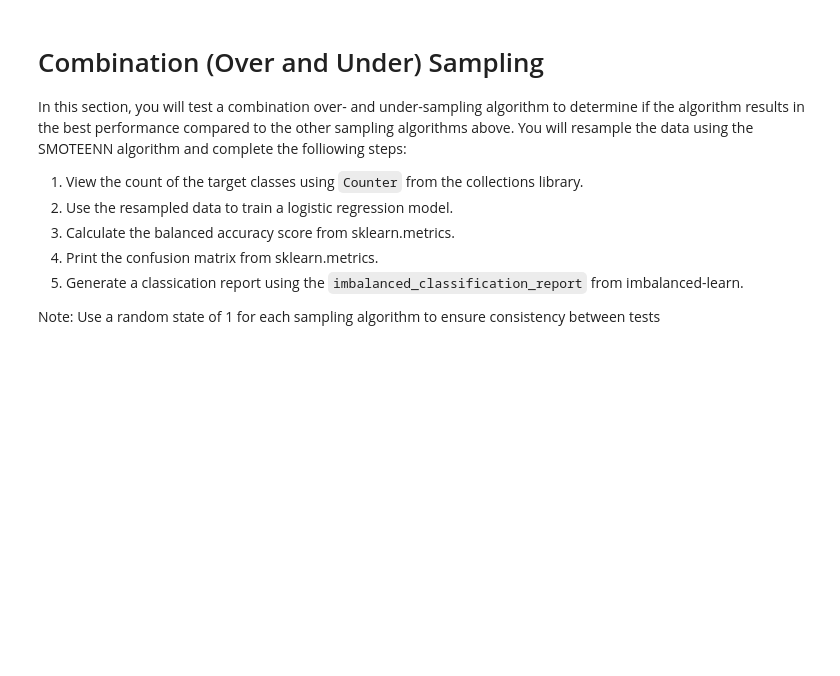
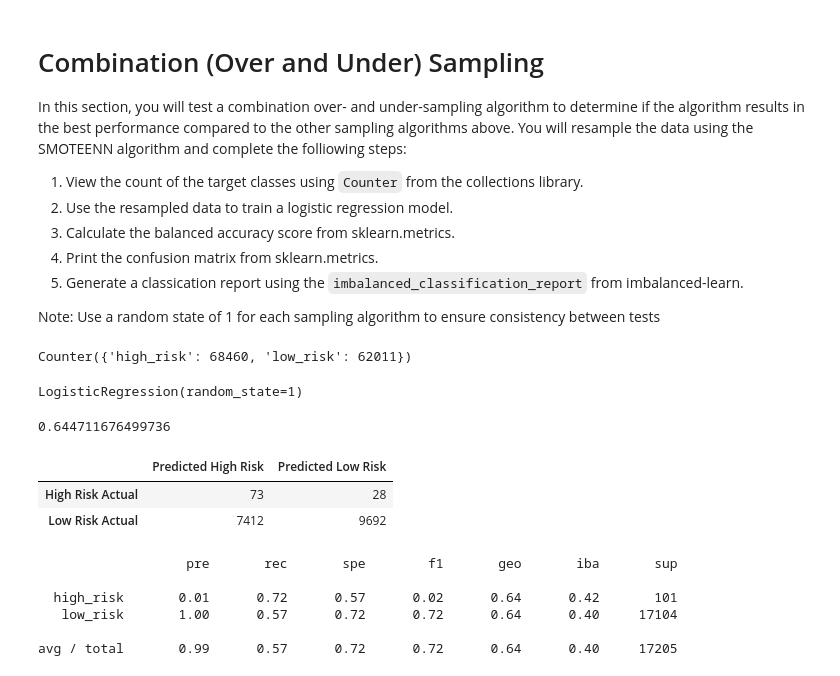
Before and after one commit to tamiespinosa/Credit_Risk_Analysis, a Jupyter notebook: credit_risk_resampling.ipynb, the cells around one changed output. Drawn from its saved outputs; the diff is of its cells as text; code cells hidden in the pictures; blank space fills up the shorter version.

```diff
--- a/credit_risk_resampling.ipynb
+++ b/credit_risk_resampling.ipynb
@@ -248,10 +304,22 @@ Note: Use a random state of 1 for each sampling algorithm to ensure consistency
 # %%
 # Resample the training data with SMOTEENN
 # Warning: This is a large dataset, and this step may take some time to complete
-# YOUR CODE HERE
+from imblearn.combine import SMOTEENN
+
+smote_enn = SMOTEENN(random_state=0)
+X_resampled4, y_resampled4 = smote_enn.fit_resample(X, y)
+Counter(y_resampled4["loan_status"])
+# %% [output]
+Counter({'high_risk': 68460, 'low_risk': 62011})
 # %%
 # Train the Logistic Regression model using the resampled data
-# YOUR CODE HERE
+model4 = LogisticRegression(solver='lbfgs', random_state=1)
+model4.fit(X_resampled4, y_resampled4)
+# %% [output]
+LogisticRegression(random_state=1)
 # %%
 # Calculated the balanced accuracy score
-# YOUR CODE HERE
+y_pred4 = model4.predict(X_test)
+balanced_accuracy_score(y_test, y_pred4)
+# %% [output]
+0.644711676499736
@@ -261,3 +326,21 @@ Note: Use a random state of 1 for each sampling algorithm to ensure consistency
+# %%
+# Display the confusion matrix
+cm = confusion_matrix(y_test, y_pred4)
+
+cm_df = pd.DataFrame(
+    cm,index=["High Risk Actual", "Low Risk Actual"], columns=["Predicted High Risk", "Predicted Low Risk"])
+cm_df
+# %% [output]
+|  | Predicted High Risk | Predicted Low Risk |
+| High Risk Actual | 73 | 28 |
+| Low Risk Actual | 7412 | 9692 |
 # %%
 # Print the imbalanced classification report
-# YOUR CODE HERE
+print(classification_report_imbalanced(y_test, y_pred4))
+# %% [output]
+                   pre       rec       spe        f1       geo       iba       sup
+
+  high_risk       0.01      0.72      0.57      0.02      0.64      0.42       101
+   low_risk       1.00      0.57      0.72      0.72      0.64      0.40     17104
+
+avg / total       0.99      0.57      0.72      0.72      0.64      0.40     17205
```
Also changed, not shown: parts of 19 cells of this notebook.
